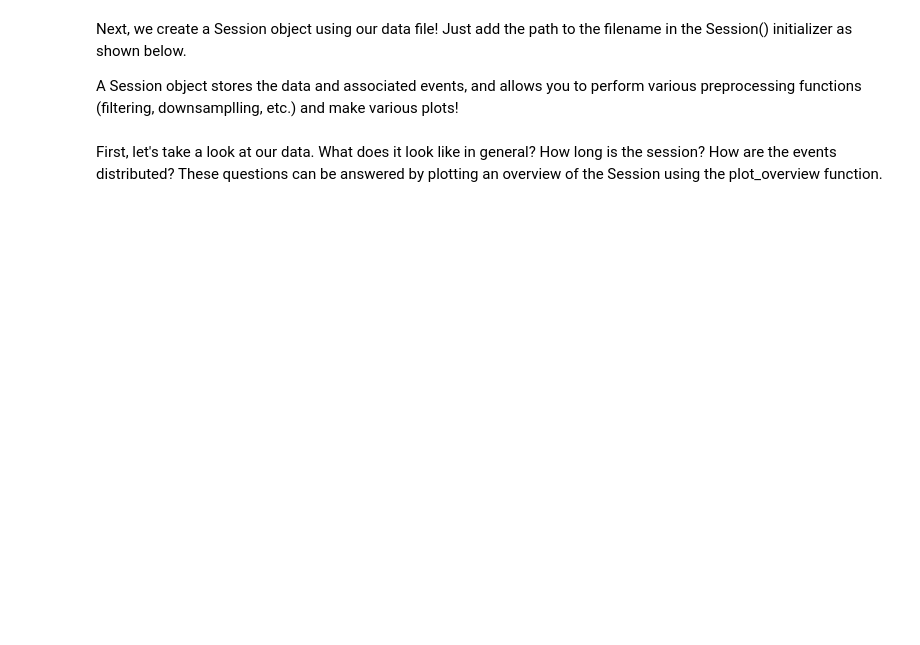
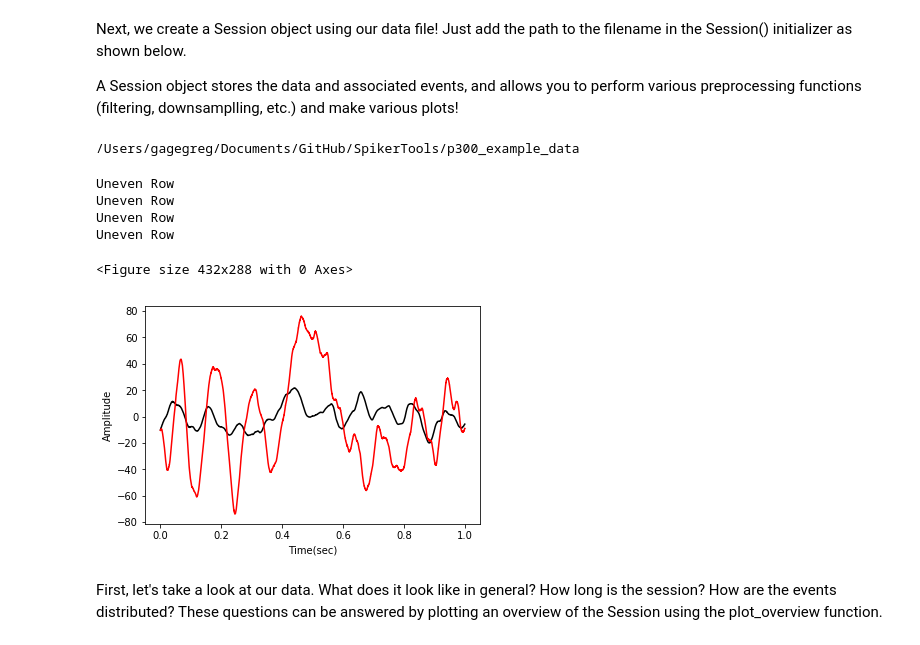
Before and after one commit to BackyardBrains/SpikerTools, a Jupyter notebook: EEG_ExampleNotebook.ipynb, the cells around one changed output. Drawn from its saved outputs; the diff is of its cells as text; code cells hidden in the pictures; blank space fills up the shorter version.

```diff
--- a/EEG_ExampleNotebook.ipynb
+++ b/EEG_ExampleNotebook.ipynb
@@ -38,2 +39,23 @@ p300 = sp.Session(r"p300_example_data\BYB_Recording_2019-06-11_13.23.58.wav")
+# %%
+import importlib
+import spikertools
+importlib.reload(spikertools)
+
+%cd ~/Documents/GitHub/SpikerTools/p300_example_data
+
+p300 = sp.Session(r"BYB_Recording_2019-06-11_13.23.58.wav")
+p300.rename_event("1", "standard")
+p300.rename_event("2", "oddball")
+# %% [output]
+/Users/gagegreg/Documents/GitHub/SpikerTools/p300_example_data
+# %%
+p300.plot_eta(["standard", "oddball"], (0,1), color=["k", "r"])
+# %% [output]
+Uneven Row
+Uneven Row
+Uneven Row
+Uneven Row
+<Figure size 432x288 with 0 Axes>
+[figure, added]
 # %% [markdown]
 First, let's take a look at our data. What does it look like in general? How long is the session? How are the events distributed? These questions can be answered by plotting an overview of the Session using the plot_overview function.
```
Also changed, not shown: parts of 5 cells of this notebook, 1 other file.
